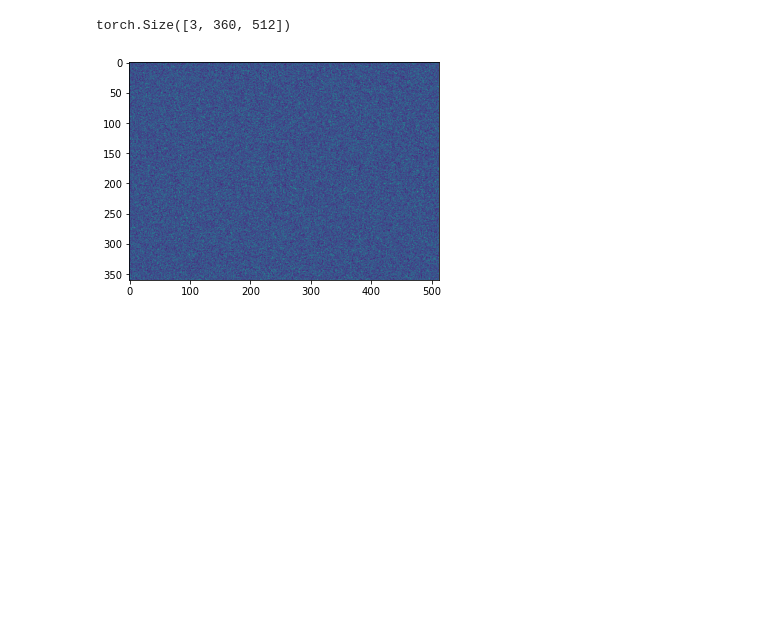
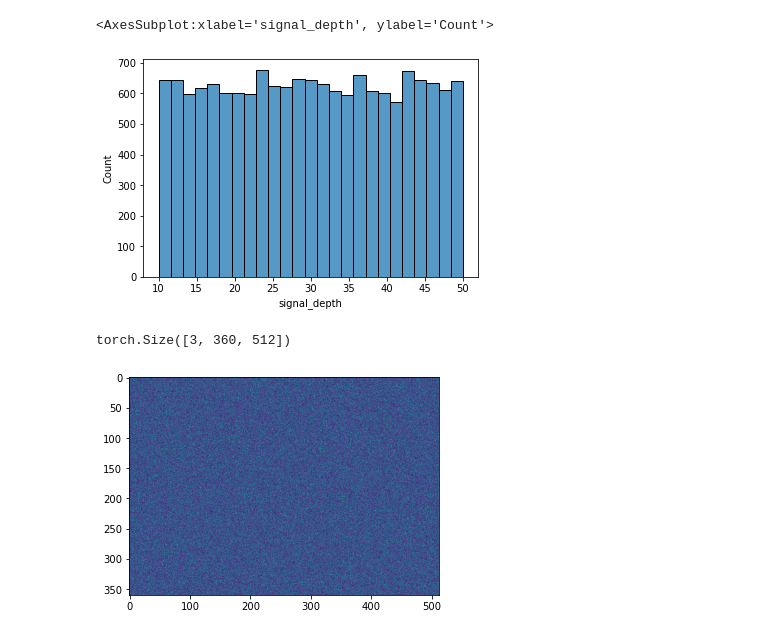
Before and after one commit to analokmaus/kaggle-g2net-2022-private, a Jupyter notebook: 01_eda.ipynb, the cells around one changed output. Cells and saved outputs as stored; diff of their text form; code cells hidden in the pictures; blank space fills up the shorter version.

```diff
--- a/01_eda.ipynb
+++ b/01_eda.ipynb
@@ -19,13 +19,18 @@ df = pd.read_csv('input/g2net-detecting-continuous-gravitational-waves/train_lab
 test = pd.read_csv('input/g2net-detecting-continuous-gravitational-waves/sample_submission.csv')
 df = df.loc[df['target'] != -1]
 # %%
-# v1_df = pd.read_csv('input/g2net-detecting-continuous-gravitational-waves/v1.csv')
-# v8_df = pd.read_csv('input/g2net-detecting-continuous-gravitational-waves/v8.csv')
-# v9_df = pd.read_csv('input/g2net-detecting-continuous-gravitational-waves/v9.csv')
-# v10_df = pd.read_csv('input/g2net-detecting-continuous-gravitational-waves/v10.csv')
+v1_df = pd.read_csv('input/g2net-detecting-continuous-gravitational-waves/v1.csv')
+v8_df = pd.read_csv('input/g2net-detecting-continuous-gravitational-waves/v8.csv')
+v9_df = pd.read_csv('input/g2net-detecting-continuous-gravitational-waves/v9.csv')
+v10_df = pd.read_csv('input/g2net-detecting-continuous-gravitational-waves/v10.csv')
+v13_df = pd.read_csv('input/g2net-detecting-continuous-gravitational-waves/v13.csv')
+v14_df = pd.read_csv('input/g2net-detecting-continuous-gravitational-waves/v14.csv')
 # %%
 # sns.distplot(v1_df['H1_F1'])
-# sns.distplot(v10_df['H1_F1'])
+sns.histplot(v14_df.query('target == 1')['signal_depth'])
+# %% [output]
+<AxesSubplot:xlabel='signal_depth', ylabel='Count'>
+[figure, added]
 # %%
 import albumentations as A
 from albumentations.pytorch.transforms import ToTensorV2
```
Also changed, not shown: 14 other files.
